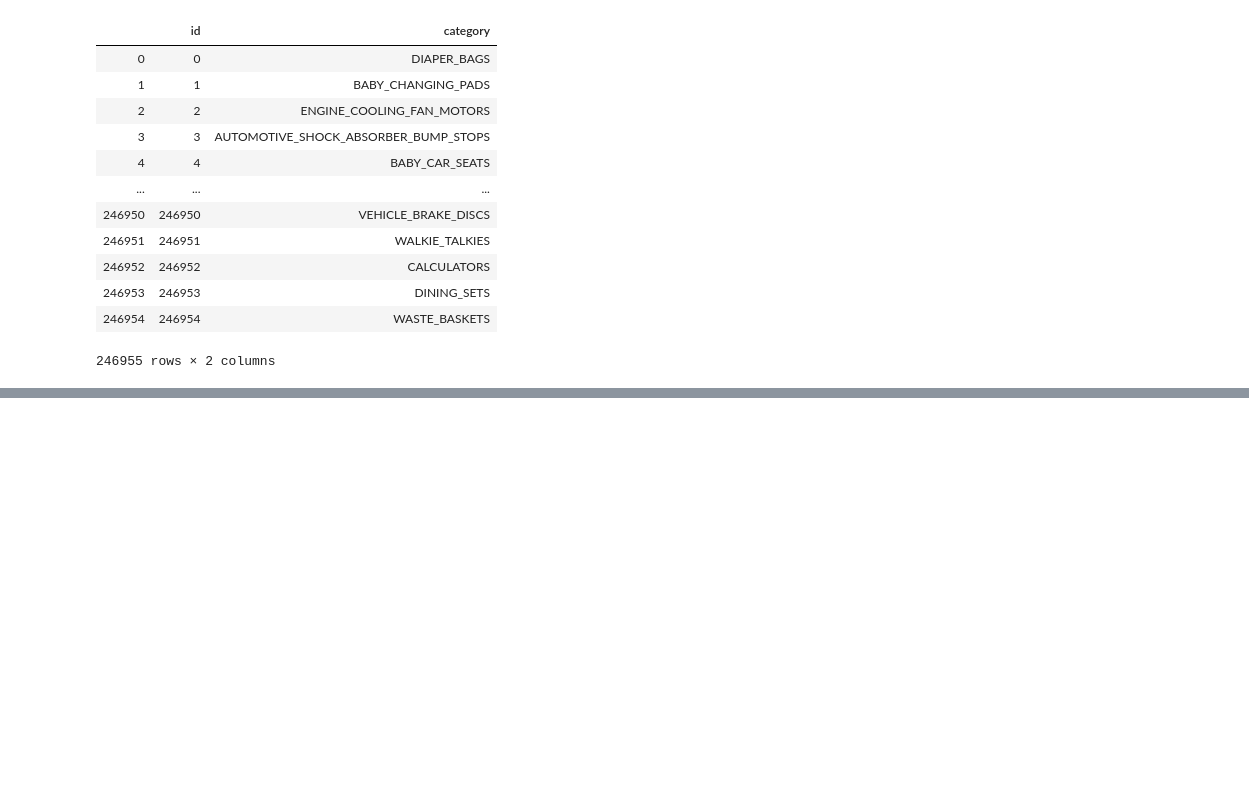
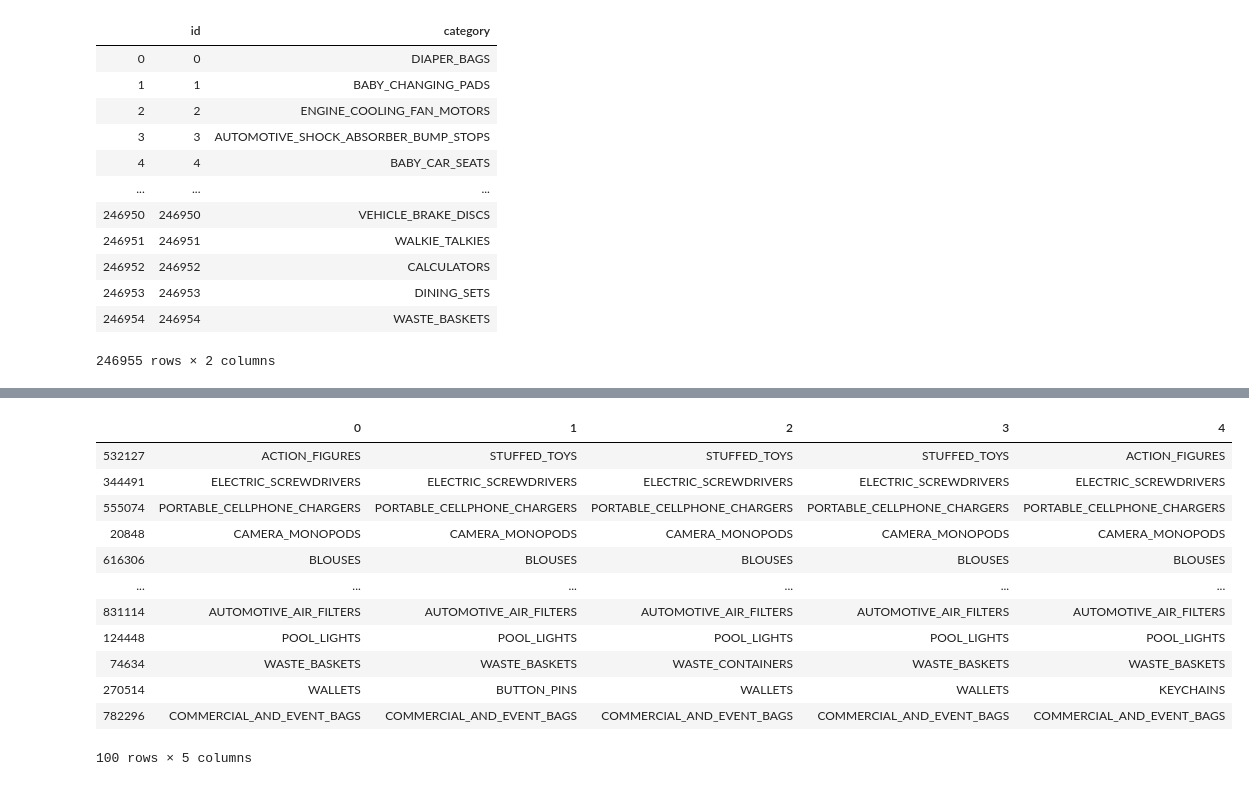
Before and after one commit to camporeale/ml_challenge, a Jupyter notebook: FastText.ipynb, the cells around one changed output, grey strips where cells are left out. Drawn from its saved outputs; the diff is of its cells as text; code cells hidden in the pictures; blank space fills up the shorter version.

```diff
--- a/FastText.ipynb
+++ b/FastText.ipynb
@@ -445,0 +518,18 @@ testing
+# %%
+results_df = pd.concat([x for x in results], axis=1)
+# %%
+results_df.sample(100)
+# %% [output]
+|  | 0 | 1 | 2 | 3 | 4 |
+| 532127 | ACTION_FIGURES | STUFFED_TOYS | STUFFED_TOYS | STUFFED_TOYS | ACTION_FIGURES |
+| 344491 | ELECTRIC_SCREWDRIVERS | ELECTRIC_SCREWDRIVERS | ELECTRIC_SCREWDRIVERS | ELECTRIC_SCREWDRIVERS | ELECTRIC_SCREWDRIVERS |
+| 555074 | PORTABLE_CELLPHONE_CHARGERS | PORTABLE_CELLPHONE_CHARGERS | PORTABLE_CELLPHONE_CHARGERS | PORTABLE_CELLPHONE_CHARGERS | PORTABLE_CELLPHONE_CHARGERS |
+| 20848 | CAMERA_MONOPODS | CAMERA_MONOPODS | CAMERA_MONOPODS | CAMERA_MONOPODS | CAMERA_MONOPODS |
+| 616306 | BLOUSES | BLOUSES | BLOUSES | BLOUSES | BLOUSES |
+| ... | ... | ... | ... | ... | ... |
+| 831114 | AUTOMOTIVE_AIR_FILTERS | AUTOMOTIVE_AIR_FILTERS | AUTOMOTIVE_AIR_FILTERS | AUTOMOTIVE_AIR_FILTERS | AUTOMOTIVE_AIR_FILTERS |
+| 124448 | POOL_LIGHTS | POOL_LIGHTS | POOL_LIGHTS | POOL_LIGHTS | POOL_LIGHTS |
+| 74634 | WASTE_BASKETS | WASTE_BASKETS | WASTE_CONTAINERS | WASTE_BASKETS | WASTE_BASKETS |
+| 270514 | WALLETS | BUTTON_PINS | WALLETS | WALLETS | KEYCHAINS |
+| 782296 | COMMERCIAL_AND_EVENT_BAGS | COMMERCIAL_AND_EVENT_BAGS | COMMERCIAL_AND_EVENT_BAGS | COMMERCIAL_AND_EVENT_BAGS | COMMERCIAL_AND_EVENT_BAGS |
+100 rows × 5 columns
```
Also changed, not shown: parts of 11 cells of this notebook, 5 other files.
